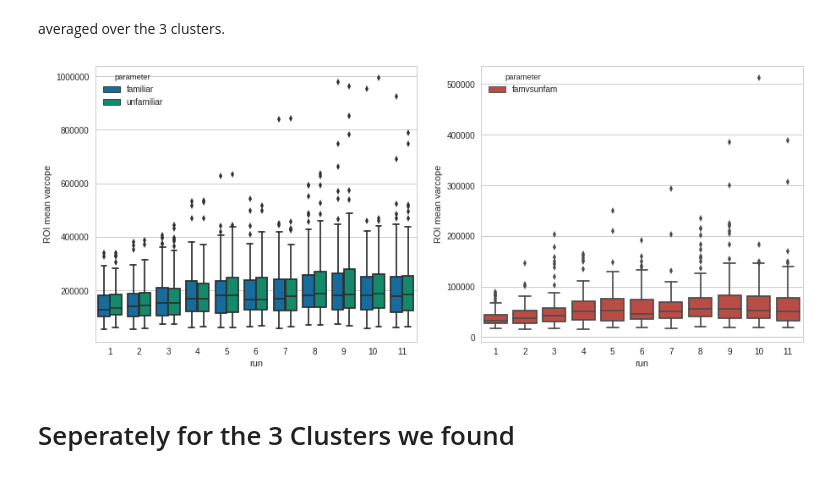
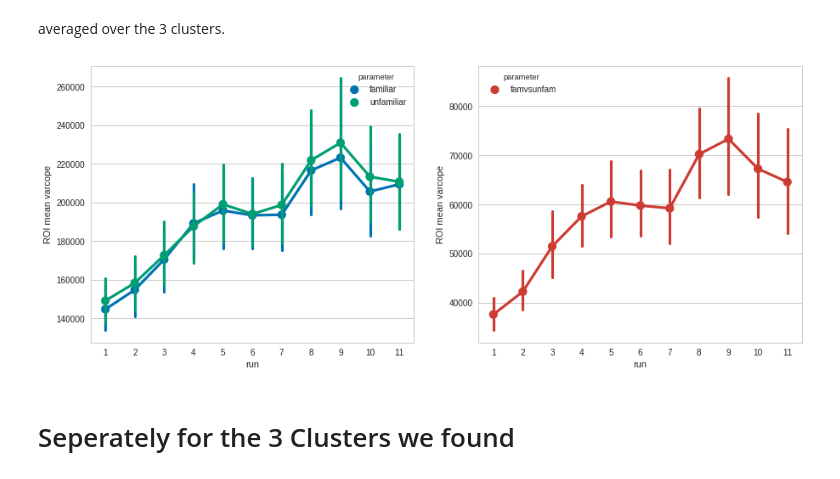
Before and after one commit to oliver-contier/famface-temporal-dynamics, a Jupyter notebook: notebooks/plot_mean_betas.ipynb, the cells around one changed output. Saved outputs shown, nothing was run; the diff lists cells and outputs as text; code cells hidden in the pictures.

```diff
--- a/notebooks/plot_mean_betas.ipynb
+++ b/notebooks/plot_mean_betas.ipynb
@@ -17,7 +17,8 @@ import sys
 # %%
 def append_sub(csvfile, sub, ptype):
     """
-    append data from one subject to a data frame
+    Read csv with mean parameter estimates for one subject
+    and append data to data frame.
     """
 
     df = pd.DataFrame()
@@ -192,9 +202,9 @@ doubleplot(df_cl)
 # %% [markdown]
 averaged over the 3 clusters.
 # %%
-doubleplot(df_cl, stat='varcope', plottype='box')
+doubleplot(df_cl, stat='varcope', plottype='point')
 # %% [output]
-[figure, old version]
+[figure, new version]
 # %% [markdown]
 # Seperately for the 3 Clusters we found
 # %%
```
Also changed, not shown: parts of 21 cells of this notebook.
